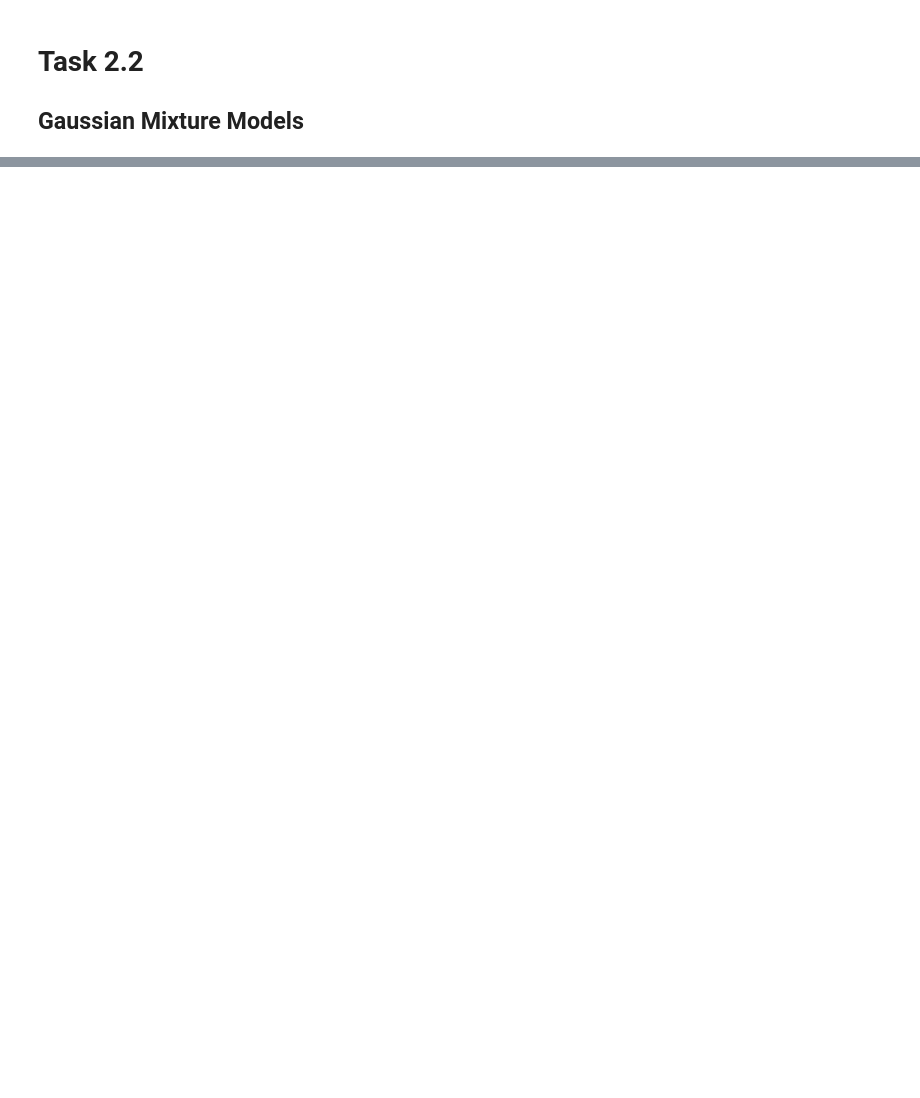
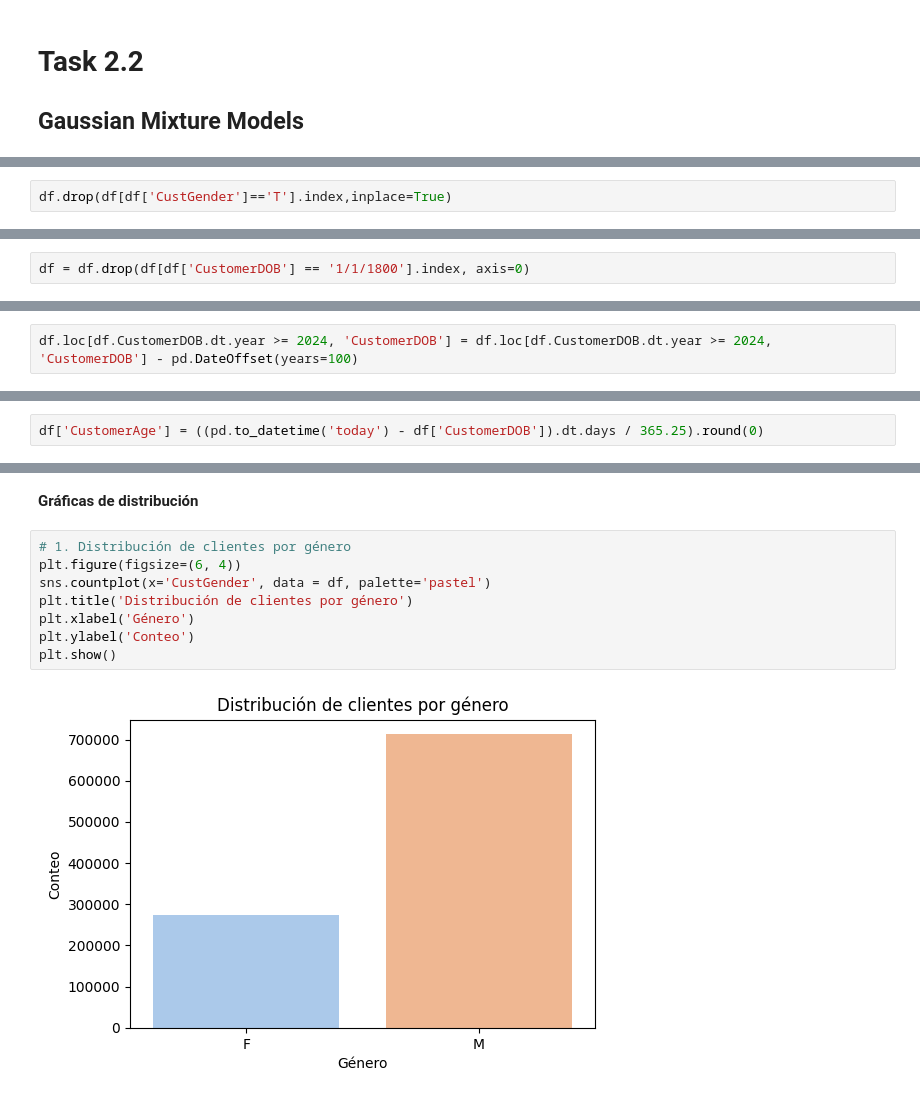
Before and after one commit to mariaRam2003/Laboratorio4_IA, a Jupyter notebook: Task 2.2 - GMM.ipynb, the cells around one changed output, grey strips where cells are left out. Saved outputs shown, nothing was run; the diff lists cells and outputs as text; blank space fills up the shorter version.

```diff
--- a/Task 2.2 - GMM.ipynb
+++ b/Task 2.2 - GMM.ipynb
@@ -91,0 +128,2 @@ Name: count, dtype: int64
+# %%
+df.drop(df[df['CustGender']=='T'].index,inplace=True)
@@ -329,0 +179,2 @@ plt.show()
+# %%
+df = df.drop(df[df['CustomerDOB'] == '1/1/1800'].index, axis=0)
@@ -329,0 +183,2 @@ plt.show()
+# %%
+df.loc[df.CustomerDOB.dt.year >= 2024, 'CustomerDOB'] = df.loc[df.CustomerDOB.dt.year >= 2024, 'CustomerDOB'] - pd.DateOffset(years=100)
@@ -329,0 +189,2 @@ plt.show()
+# %%
+df['CustomerAge'] = ((pd.to_datetime('today') - df['CustomerDOB']).dt.days / 365.25).round(0)
@@ -329,0 +209,12 @@ plt.show()
+# %% [markdown]
+**Gráficas de distribución**
+# %%
+# 1. Distribución de clientes por género
+plt.figure(figsize=(6, 4))
+sns.countplot(x='CustGender', data = df, palette='pastel')
+plt.title('Distribución de clientes por género')
+plt.xlabel('Género')
+plt.ylabel('Conteo')
+plt.show()
+# %% [output]
+[figure, added]
```
Also changed, not shown: parts of 76 cells of this notebook.
